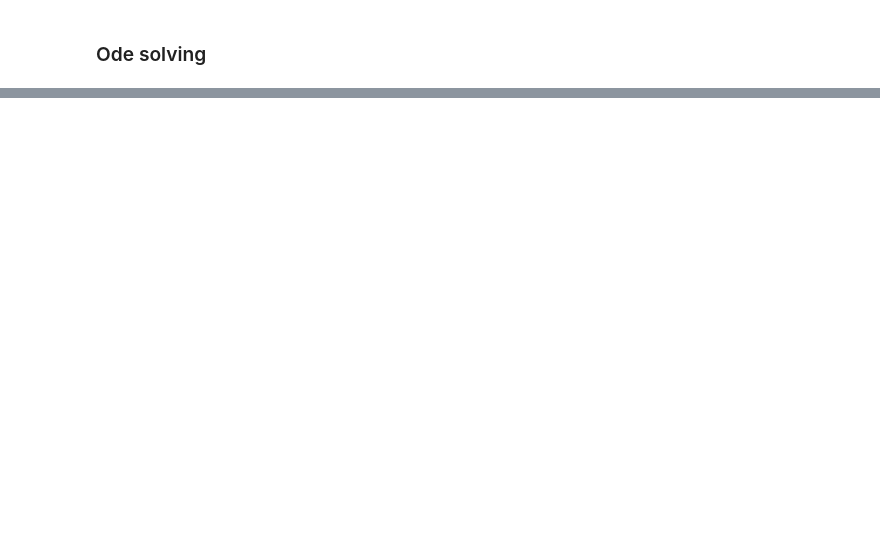
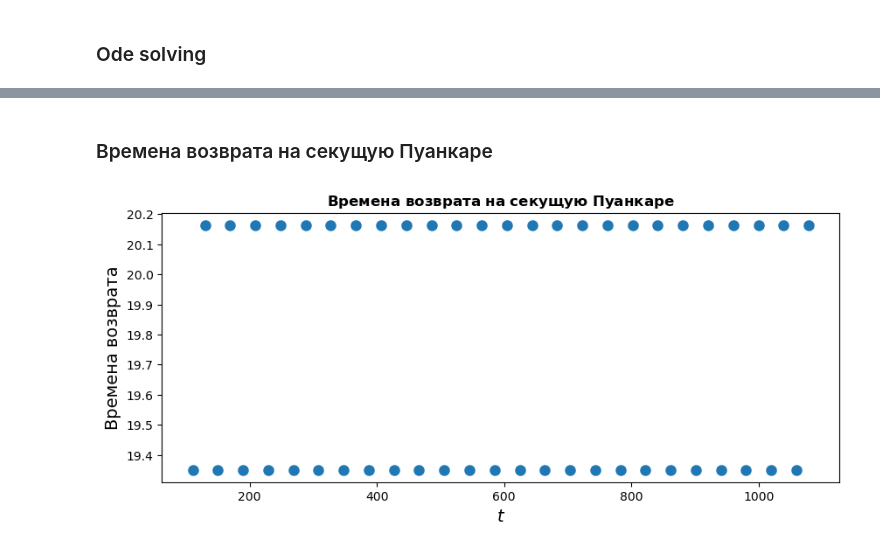
Before and after one commit to Artyom91150/Coupled_contours, a Jupyter notebook: BS_notebook.ipynb, the cells around one changed output, grey strips where cells are left out. Drawn from its saved outputs; the diff is of its cells as text; code cells hidden in the pictures; blank space fills up the shorter version.

```diff
--- a/BS_notebook.ipynb
+++ b/BS_notebook.ipynb
@@ -241,0 +105,6 @@ BS_FP(trj)
+# %% [markdown]
+### Времена возврата на секущую Пуанкаре
+# %%
+ReturnTime(normFunc = "normNone", plotKwargs = Dict(:linewidth => 3))(sol);
+# %% [output]
+[figure, added]
```
Also changed, not shown: parts of 46 cells of this notebook.
